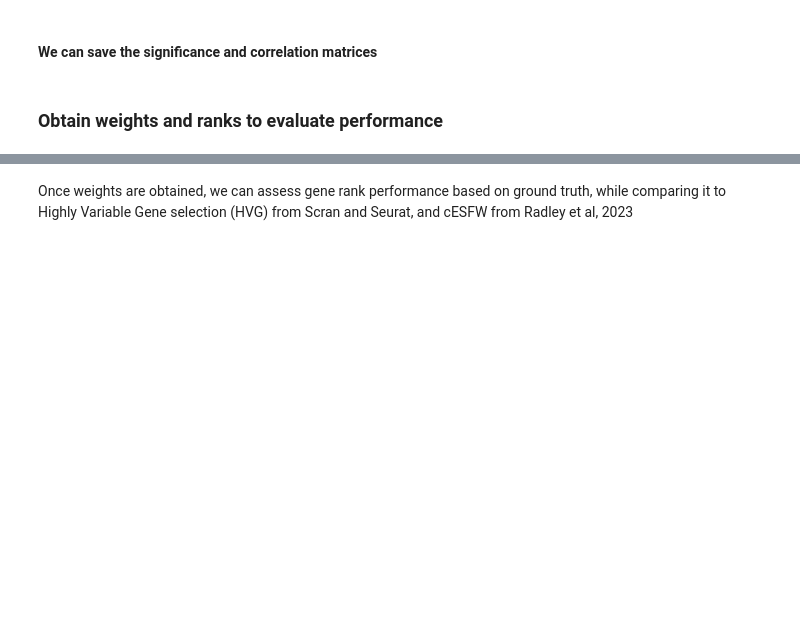
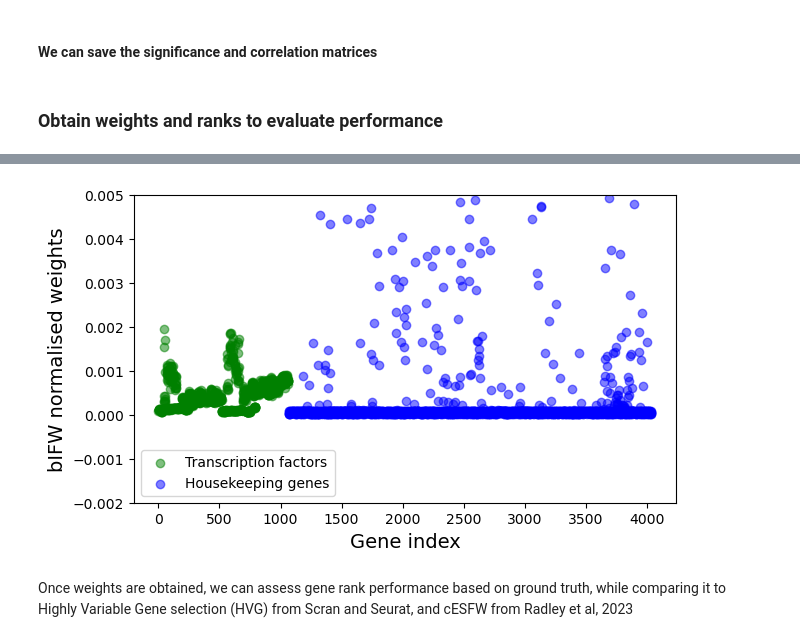
Before and after one commit to sgb67/ifw, a Jupyter notebook: bIFW_biftrif.ipynb, the cells around one changed output, grey strips where cells are left out. Drawn from its saved outputs; the diff is of its cells as text; code cells hidden in the pictures; blank space fills up the shorter version.

```diff
--- a/bIFW_biftrif.ipynb
+++ b/bIFW_biftrif.ipynb
@@ -589,3 +606,14 @@ NameError: name 'weights' is not defined
+# %%
+plt.figure(figsize=(7, 4))
+plt.scatter(geneIDs[0:1065], n_weights[0:1065], c='green', label='Transcription factors', alpha=0.5)
+plt.scatter(geneIDs[1066:4040], n_weights[1066:4040], c='blue', label='Housekeeping genes', alpha=0.5)
+plt.xlabel('Gene index', fontsize=14)
+plt.ylabel('bIFW normalised weights', fontsize=14)
+plt.ylim(-.002,0.005)
+plt.legend()
+plt.show()
+# %% [output]
+[figure, added]
 # %% [markdown]
 Once weights are obtained, we can assess gene rank performance based on ground truth, while comparing it to Highly Variable Gene selection (HVG) from Scran and Seurat, and cESFW from Radley et al, 2023
 # %%
```
Also changed, not shown: parts of 22 cells of this notebook.
